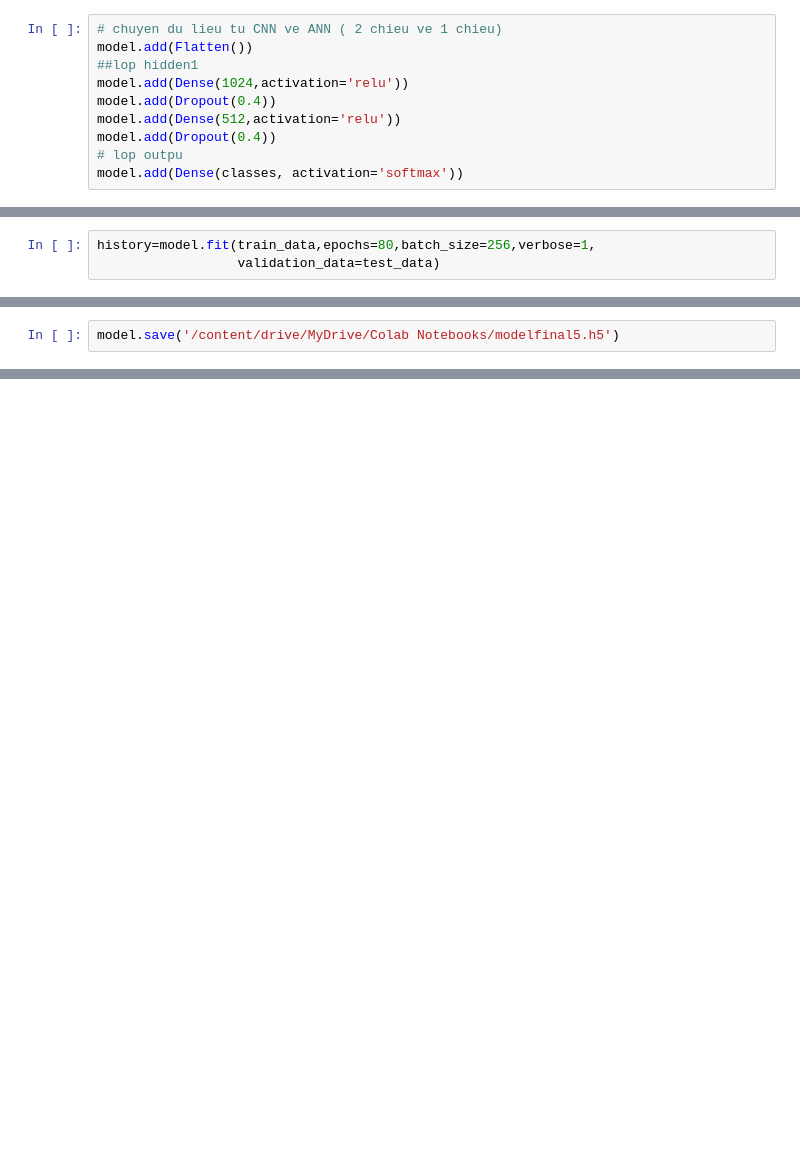
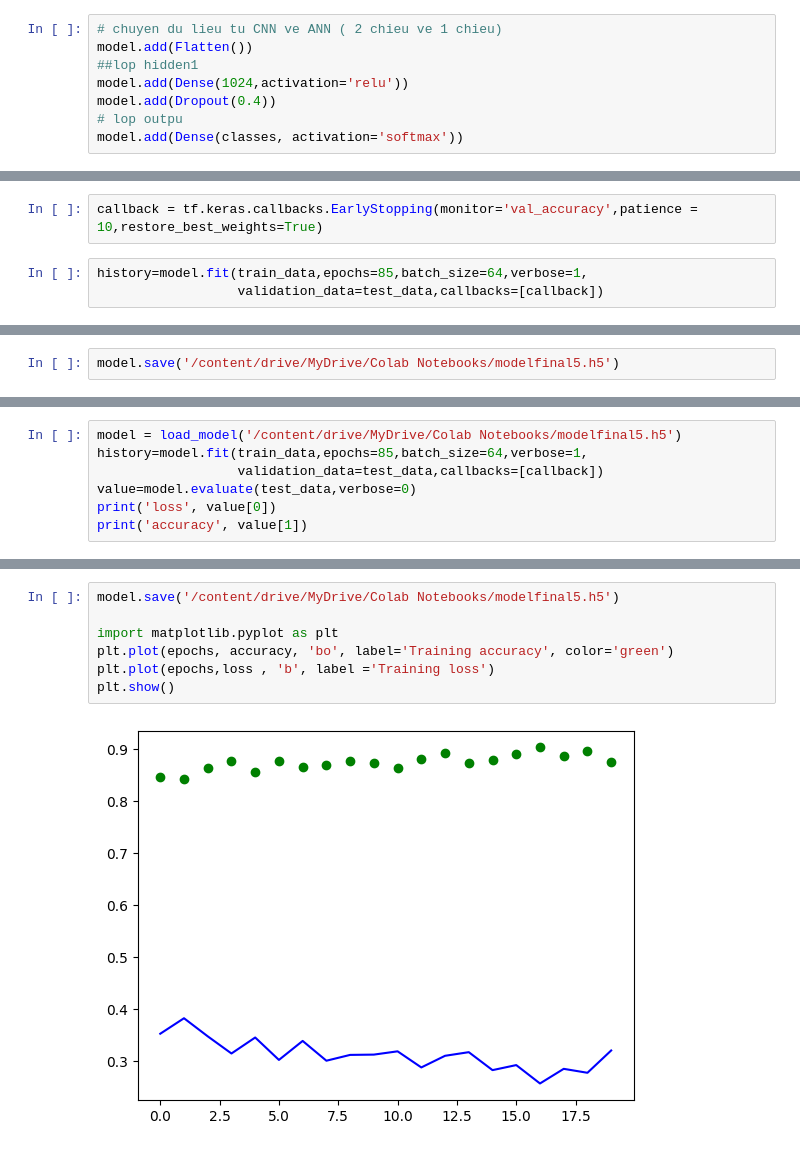
Before and after one commit to Trrunghau/AI, a Jupyter notebook: Plant_disease.ipynb, the cells around one changed output, grey strips where cells are left out. Cells and saved outputs as stored; diff of their text form; blank space fills up the shorter version.

```diff
--- a/Plant_disease.ipynb
+++ b/Plant_disease.ipynb
@@ -59,8 +59,6 @@ model.add(Flatten())
 ##lop hidden1
 model.add(Dense(1024,activation='relu'))
 model.add(Dropout(0.4))
-model.add(Dense(512,activation='relu'))
-model.add(Dropout(0.4))
 # lop outpu
 model.add(Dense(classes, activation='softmax'))
 # %%
@@ -85,6 +83,8 @@ Trainable params: 761,598
 Non-trainable params: 0
 _________________________________________________________________
+# %%
+callback = tf.keras.callbacks.EarlyStopping(monitor='val_accuracy',patience = 10,restore_best_weights=True)
 # %%
-history=model.fit(train_data,epochs=80,batch_size=256,verbose=1,
-                  validation_data=test_data)
+history=model.fit(train_data,epochs=85,batch_size=64,verbose=1,
+                  validation_data=test_data,callbacks=[callback])
 # %% [output]
@@ -123,0 +129,7 @@ plt.show()
+# %%
+model = load_model('/content/drive/MyDrive/Colab Notebooks/modelfinal5.h5')
+history=model.fit(train_data,epochs=85,batch_size=64,verbose=1,
+                  validation_data=test_data,callbacks=[callback])
+value=model.evaluate(test_data,verbose=0)
+print('loss', value[0])
+print('accuracy', value[1])
@@ -123,0 +154,9 @@ plt.show()
+# %%
+model.save('/content/drive/MyDrive/Colab Notebooks/modelfinal5.h5')
+
+import matplotlib.pyplot as plt
+plt.plot(epochs, accuracy, 'bo', label='Training accuracy', color='green')
+plt.plot(epochs,loss , 'b', label ='Training loss')
+plt.show()
+# %% [output]
+[figure, added]
```
Also changed, not shown: parts of 7 cells of this notebook.
